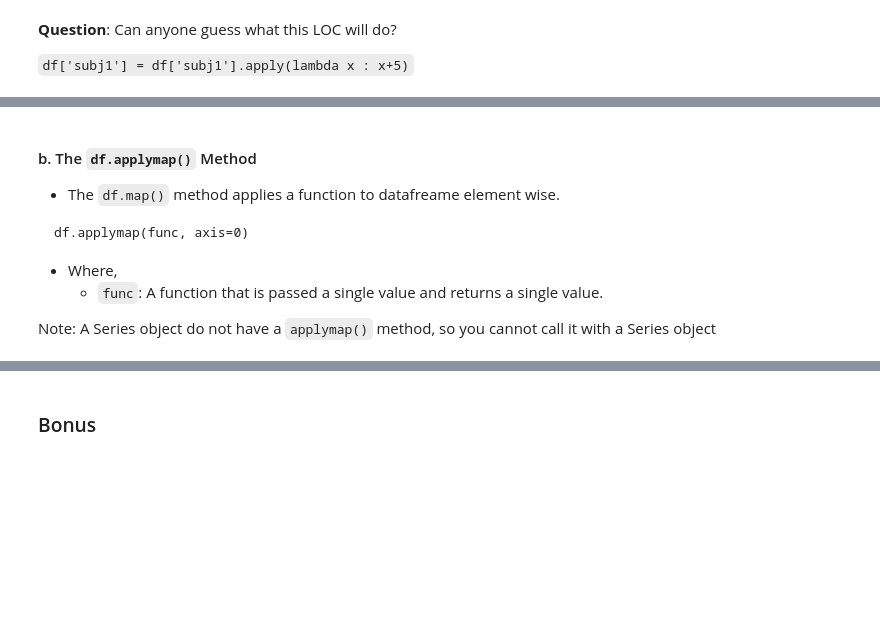
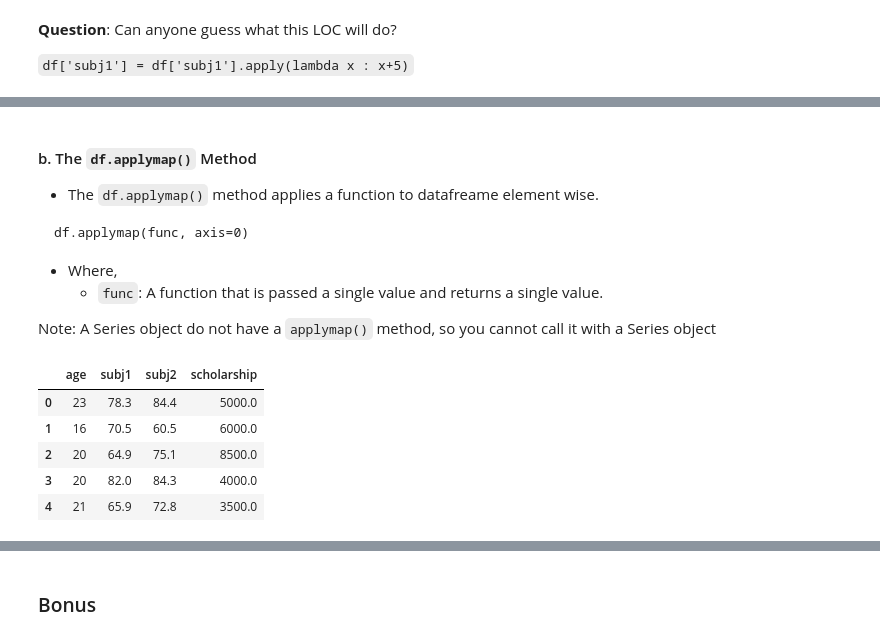
Before and after one commit to ehtisham-sadiq/Python-Backend, a Jupyter notebook: NumPy_Pandas_Tutorials/DataFrame_Modification.ipynb, the cells around one changed output, grey strips where cells are left out. Cells and saved outputs as stored; diff of their text form; code cells hidden in the pictures; blank space fills up the shorter version.

````diff
--- a/NumPy_Pandas_Tutorials/DataFrame_Modification.ipynb
+++ b/NumPy_Pandas_Tutorials/DataFrame_Modification.ipynb
@@ -701,6 +952,6 @@ df.head()
 # %% [markdown]
 #### b. The `df.applymap()` Method
-- The `df.map()` method applies a function to datafreame element wise.
+- The `df.applymap()` method applies a function to datafreame element wise.
 
 ```
 df.applymap(func, axis=0)
@@ -714,3 +965,12 @@ df = pd.read_csv('datasets/groupdata.csv')
 # %%
 df_string = df.loc[:,['name','address','session', 'group', 'gender']]
 df_numeric = df.loc[:,['age','subj1','subj2','scholarship']]
+# %%
+df_numeric.head()
+# %% [output]
+|  | age | subj1 | subj2 | scholarship |
+| 0 | 23 | 78.3 | 84.4 | 5000.0 |
+| 1 | 16 | 70.5 | 60.5 | 6000.0 |
+| 2 | 20 | 64.9 | 75.1 | 8500.0 |
+| 3 | 20 | 82.0 | 84.3 | 4000.0 |
+| 4 | 21 | 65.9 | 72.8 | 3500.0 |
````
Also changed, not shown: parts of 34 cells of this notebook, 1 other file.
